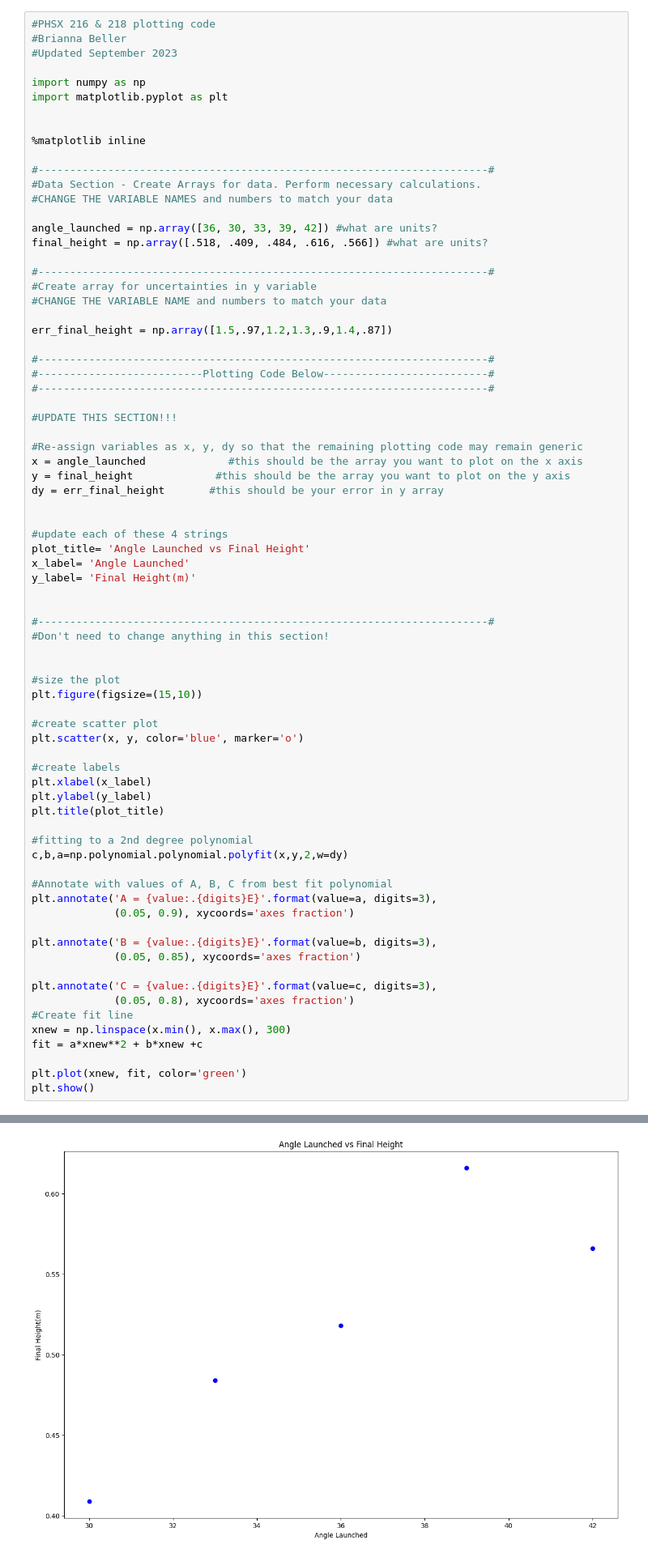
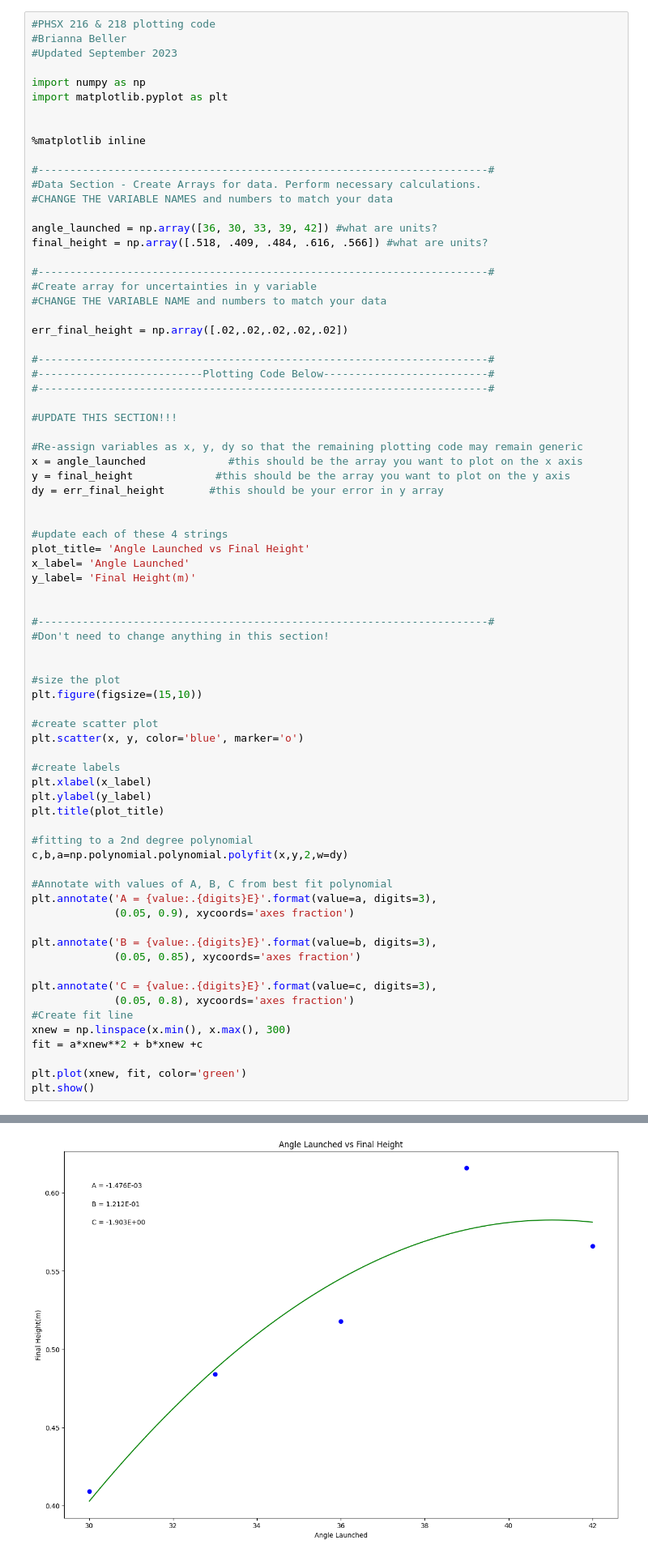
Before and after one commit to scienceguy19/PHSX, a Jupyter notebook: zach_projectile_motion.ipynb, the cells around one changed output, grey strips where cells are left out. Shown at 81% size. Drawn from its saved outputs; the diff is of its cells as text.

```diff
--- a/zach_projectile_motion.ipynb
+++ b/zach_projectile_motion.ipynb
@@ -22,7 +22,7 @@ final_height = np.array([.518, .409, .484, .616, .566]) #what are units?
 #Create array for uncertainties in y variable
 #CHANGE THE VARIABLE NAME and numbers to match your data
 
-err_final_height = np.array([1.5,.97,1.2,1.3,.9,1.4,.87])
+err_final_height = np.array([.02,.02,.02,.02,.02])
 
 #-----------------------------------------------------------------------#
 #--------------------------Plotting Code Below--------------------------#
@@ -80 +79 @@ TypeError: ignored
-[figure, old version]
+[figure, new version]
```
Also changed, not shown: parts of 1 cell of this notebook.
